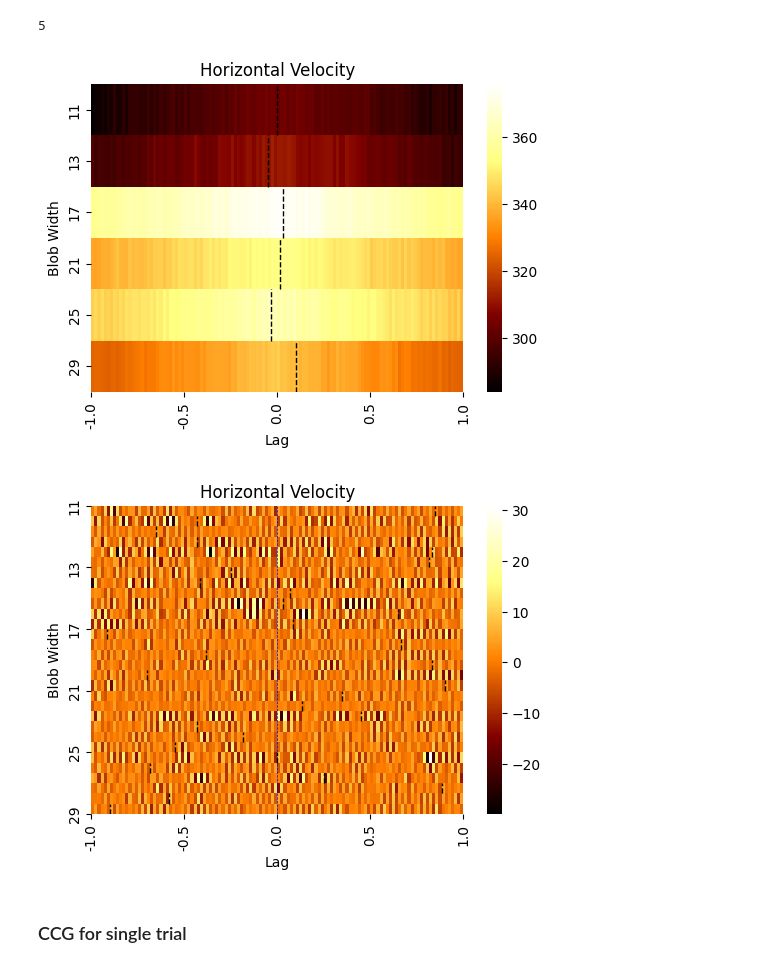
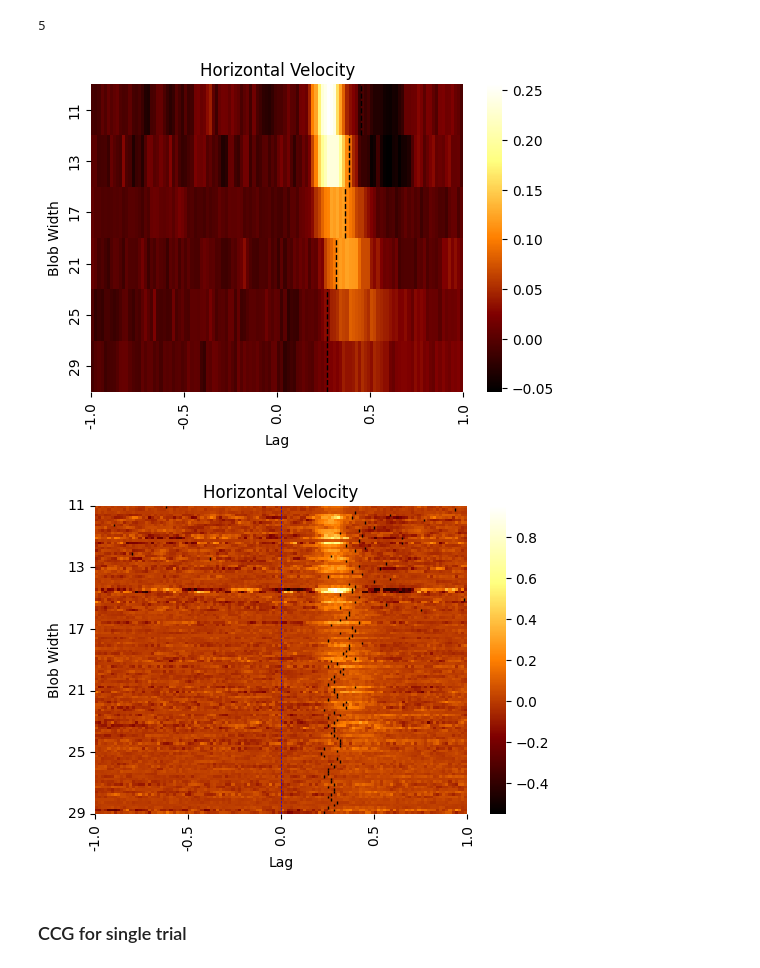
Before and after one commit to omeryildiran/Guido-Pascal-Omer-continuous-psychophysics, a Jupyter notebook: analysis_primier.ipynb, the cells around one changed output. Cells and saved outputs as stored; diff of their text form; code cells hidden in the pictures.

```diff
--- a/analysis_primier.ipynb
+++ b/analysis_primier.ipynb
@@ -9,9 +9,9 @@ import scipy.io
 # load mat file
 import scipy.io as sio
 #mat_contents = sio.loadmat('data/omer_Pilot_continous_psych_2023-09-26_00h46.01.195.mat')
-mat_contents=sio.loadmat('data/092708_continous_psych_2023-10-13_13h45.08.071.mat')
+#mat_contents=sio.loadmat('data/092708_continous_psych_2023-10-13_13h45.08.071.mat')
 
-#mat_contents=sio.loadmat('data/bonnen_data.mat')
+mat_contents=sio.loadmat('data/bonnen_data.mat')
 mat_contents.keys()
 sigma=mat_contents['sigma']
 target=mat_contents['target'] # velocity of target motion for 1200 frames (20 seconds) and 30 trials
@@ -25,7 +25,7 @@ response=mat_contents['response'] # velocity of participant's mouse movement for
 # blob_y_velocity=np.diff(blob_y)
 # mouse_x_velocity=np.diff(mouse_x)
 # mouse_y_velocity=np.diff(mouse_y)
-nTrial=len(sigma[0])
+nTrial=len(sigma)
 nSigma=6
 nTrialPerSigma=nTrial//nSigma
 nTrialPerBlock=5
@@ -48,7 +48,7 @@ plt.show()
 trial_dict = {}
 for i in range(nTrial):
     #trial_dict[i] = {'target': target[i,:], 'response': response[i,:], 'mouse_x': mouse_x[i,:], 'mouse_y': mouse_y[i,:], 'blob_x': blob_x[i,:], 'blob_y': blob_y[i,:], 'sigma': sigma[0][i]}
-    trial_dict[i]={'target': target[i,:], 'response': response[i,:], 'sigma': sigma[0][i]} #bonnen data
+    trial_dict[i]={'target': target[i,:], 'response': response[i,:], 'sigma': sigma[i]} #bonnen data
 trial_dict[2]['sigma']
 
 
@@ -152,8 +137,8 @@ for blob_width in range(len(blob_widths)):
         Y=tmp_trial['target'] # bonnen data
         X=(X-np.min(X))/(np.max(X)-np.min(X))*2-1        # normalize X
         Y=(Y-np.min(Y))/(np.max(Y)-np.min(Y))*2-1        # normalize Y
-        #ccg_single_trial= np.correlate(np.diff(X), np.diff(Y), 'full')
-        ccg_single_trial = np.correlate(X, Y, 'full') # bonnen data
+        ccg_single_trial= np.correlate(np.diff(X), np.diff(Y), 'full')
+        #ccg_single_trial = np.correlate(X, Y, 'full') # bonnen data
         ccg_single_trials.append(ccg_single_trial)
         #ccg_single_trial = ccg_single_trial[len_trial - lag_range : len_trial + lag_range]
         ccg_single_blobs.append(ccg_single_trial)
@@ -165,34 +150,34 @@ ccg_blob_mean=np.array(ccg_blob_mean)
 ccg_blob_mean_trimmed = ccg_blob_mean[:, len_trial - lag_range : len_trial + lag_range]
 # trim single ccgs for each blob width
 ccg_single_blob=np.array(ccg_single_blob)
 ccg_single_blob_trimmed = ccg_single_blob[:, :, len_trial - lag_range: len_trial + lag_range]
 # trim single ccgs for each trial
 ccg_single_trials=np.array(ccg_single_trials)
 ccg_single_trials_trimmed = ccg_single_trials[:, len_trial - lag_range: len_trial + lag_range]
 
 # create heatmap for mean of cross correlation for trials with the same sigma value
 plt.figure(figsize=(6, 4))
 sns.heatmap(ccg_blob_mean_trimmed, cmap='afmhot',yticklabels=blob_widths)
 
 # set x axis ticks from -120 to 120 with ticks at every 20 units
 x=np.linspace(0, frameRate*lag_time*2, 5)
 labels=np.linspace(-lag_time, lag_time, len(x))
 plt.xticks(x, labels, rotation='vertical')
 #plt.imshow(ccg_blob_mean, cmap='afmhot', aspect='auto', yticklabels=blob_widths)
 plt.title('Horizontal Velocity')
 plt.xlabel('Lag')
 plt.ylabel('Blob Width')
 
 # Find lag indices of peaks in each row
 peak_indices = np.argmax(ccg_blob_mean_trimmed, axis=1)
 # Trace peak for each blob width
 # Add peak lines to the heatmap
 for i, peak_index in enumerate(peak_indices):
     plt.axvline(x=peak_index, color='black', linestyle='--', linewidth=1, ymin=i/len(blob_widths), ymax=(i+1)/len(blob_widths))
 plt.show()
 #plt.colorbar()
 # %% [output]
-[figure, old version]
+[figure, new version]
 # %%
 # create heatmap for mean of cross correlation for trials with the same sigma value
 plt.figure(figsize=(6, 4))
@@ -219,7 +204,7 @@ for i, peak_index in enumerate(peak_indices):
     plt.axvline(x=peak_index, color='black', linestyle='--', linewidth=1, ymin=i/nTrial, ymax=(i+1)/nTrial)
 plt.show()
 # %% [output]
-[figure, old version]
+[figure, new version]
 # %% [markdown]
 ### CCG for single trial
 # %%
```
Also changed, not shown: parts of 12 cells of this notebook, 1 other file.
